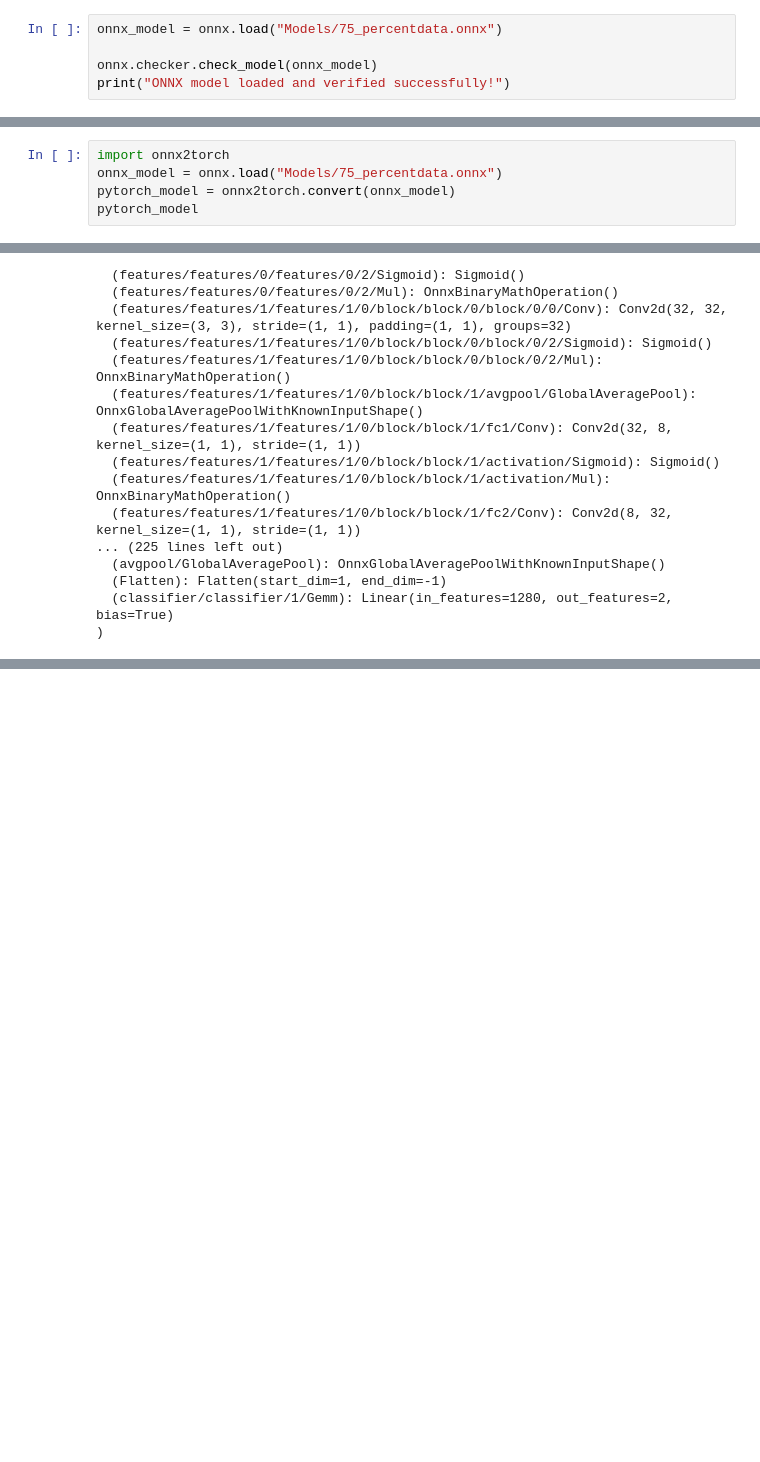
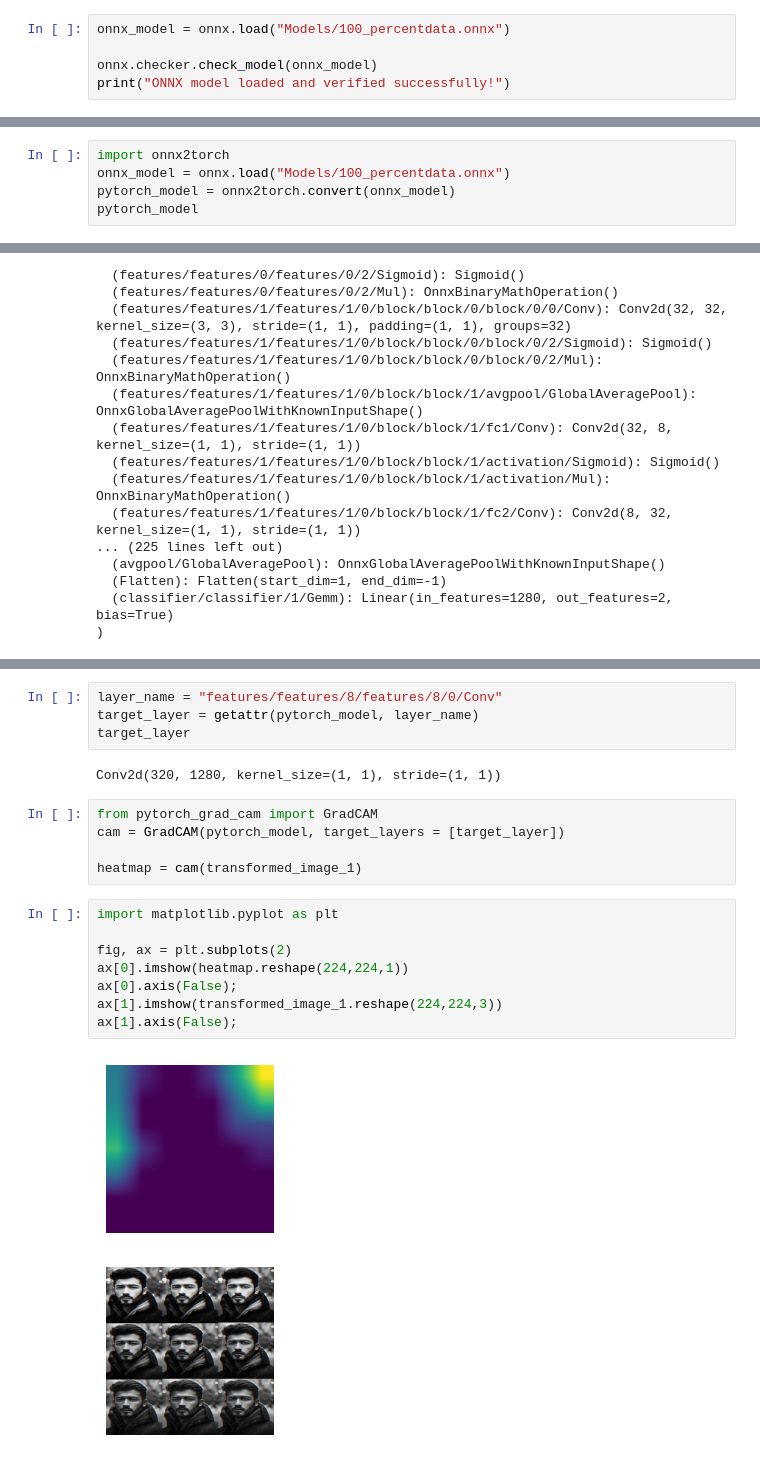
Before and after one commit to YuvrajBalagoni13/AI_Image_Classification, a Jupyter notebook: testing.ipynb, the cells around one changed output, grey strips where cells are left out. Cells and saved outputs as stored; diff of their text form; blank space fills up the shorter version.

```diff
--- a/testing.ipynb
+++ b/testing.ipynb
@@ -486,7 +495,7 @@ disp.plot();
 # %% [markdown]
 ## Inference
 # %%
-onnx_model = onnx.load("Models/75_percentdata.onnx")
+onnx_model = onnx.load("Models/100_percentdata.onnx")
 
 onnx.checker.check_model(onnx_model)
 print("ONNX model loaded and verified successfully!")
@@ -559,7 +568,7 @@ disp.plot();
 ## GradCam Implementation
 # %%
 import onnx2torch
-onnx_model = onnx.load("Models/75_percentdata.onnx")
+onnx_model = onnx.load("Models/100_percentdata.onnx")
 pytorch_model = onnx2torch.convert(onnx_model)
 pytorch_model
 # %% [output]
@@ -593,3 +603,24 @@ out_ort = ort_sess.run(None, {"input": x.numpy()})
 class_names[np.argmax(out_torch.detach().numpy())], class_names[np.argmax(out_ort)]
 # %% [output]
 ('REAL', 'REAL')
+# %%
+layer_name = "features/features/8/features/8/0/Conv"
+target_layer = getattr(pytorch_model, layer_name)
+target_layer
+# %% [output]
+Conv2d(320, 1280, kernel_size=(1, 1), stride=(1, 1))
+# %%
+from pytorch_grad_cam import GradCAM
+cam = GradCAM(pytorch_model, target_layers = [target_layer])
+
+heatmap = cam(transformed_image_1)
+# %%
+import matplotlib.pyplot as plt
+
+fig, ax = plt.subplots(2)
+ax[0].imshow(heatmap.reshape(224,224,1))
+ax[0].axis(False);
+ax[1].imshow(transformed_image_1.reshape(224,224,3))
+ax[1].axis(False);
+# %% [output]
+[figure, added]
```
Also changed, not shown: parts of 18 cells of this notebook, 7 other files.
